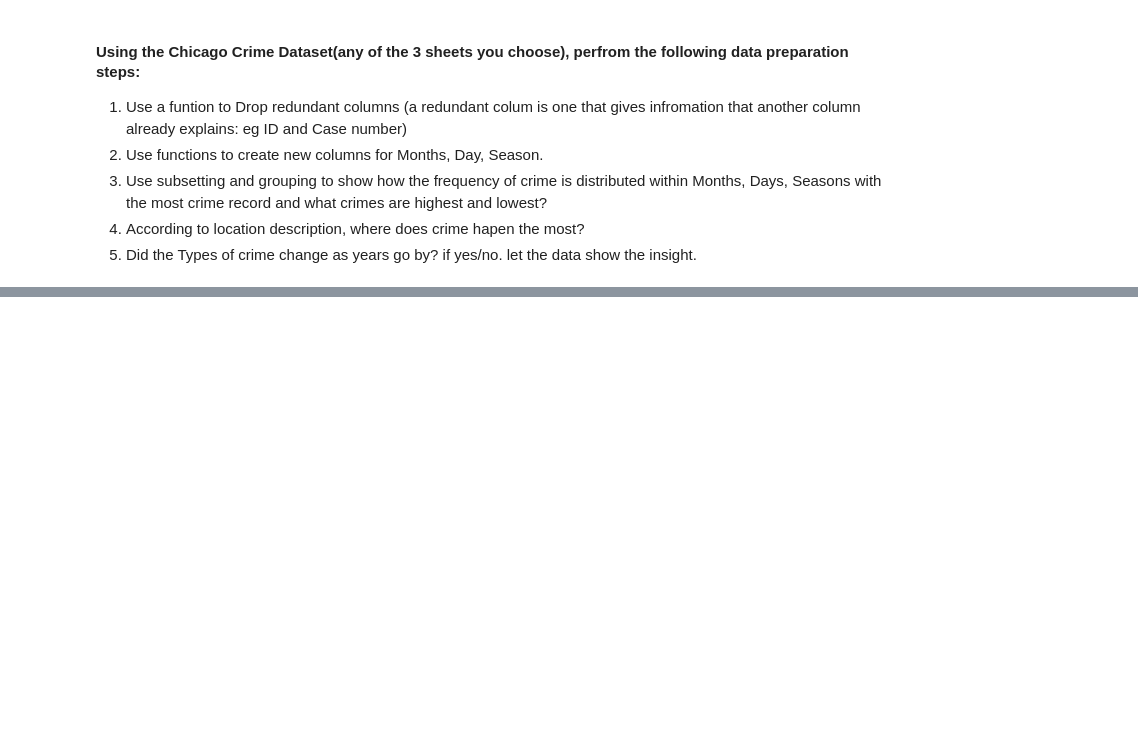
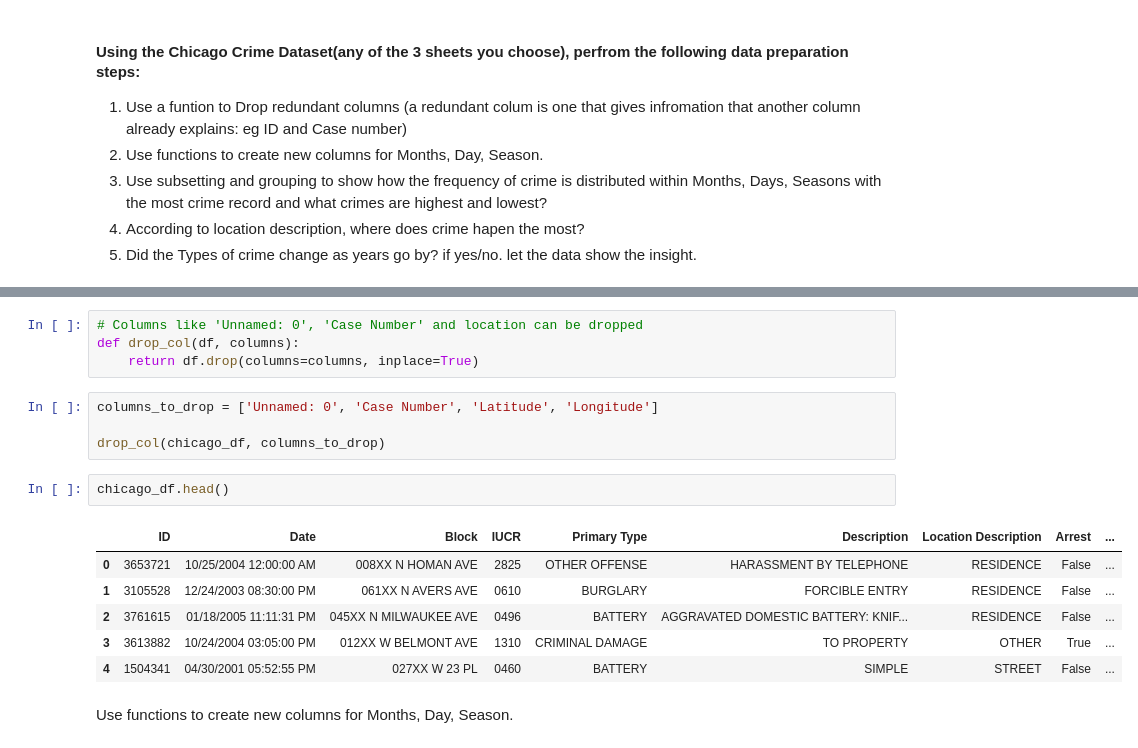
Before and after one commit to RheedWhan/AltSchool_DataScience_2023, a Jupyter notebook: Data_Wrangling_Assesment.ipynb, the cells around one changed output, grey strips where cells are left out. Cells and saved outputs as stored; diff of their text form; blank space fills up the shorter version.

```diff
--- a/Data_Wrangling_Assesment.ipynb
+++ b/Data_Wrangling_Assesment.ipynb
@@ -12,0 +45,19 @@
+# %%
+# Columns like 'Unnamed: 0', 'Case Number' and location can be dropped
+def drop_col(df, columns):
+    return df.drop(columns=columns, inplace=True)
+# %%
+columns_to_drop = ['Unnamed: 0', 'Case Number', 'Latitude', 'Longitude']
+
+drop_col(chicago_df, columns_to_drop)
+# %%
+chicago_df.head()
+# %% [output]
+|  | ID | Date | Block | IUCR | Primary Type | Description | Location Description | Arrest | ... |
+| 0 | 3653721 | 10/25/2004 12:00:00 AM | 008XX N HOMAN AVE | 2825 | OTHER OFFENSE | HARASSMENT BY TELEPHONE | RESIDENCE | False | ... |
+| 1 | 3105528 | 12/24/2003 08:30:00 PM | 061XX N AVERS AVE | 0610 | BURGLARY | FORCIBLE ENTRY | RESIDENCE | False | ... |
+| 2 | 3761615 | 01/18/2005 11:11:31 PM | 045XX N MILWAUKEE AVE | 0496 | BATTERY | AGGRAVATED DOMESTIC BATTERY: KNIF... | RESIDENCE | False | ... |
+| 3 | 3613882 | 10/24/2004 03:05:00 PM | 012XX W BELMONT AVE | 1310 | CRIMINAL DAMAGE | TO PROPERTY | OTHER | True | ... |
+| 4 | 1504341 | 04/30/2001 05:52:55 PM | 027XX W 23 PL | 0460 | BATTERY | SIMPLE | STREET | False | ... |
+# %% [markdown]
+Use functions to create new columns for Months, Day, Season.
```
Also changed, not shown: parts of 17 cells of this notebook.
